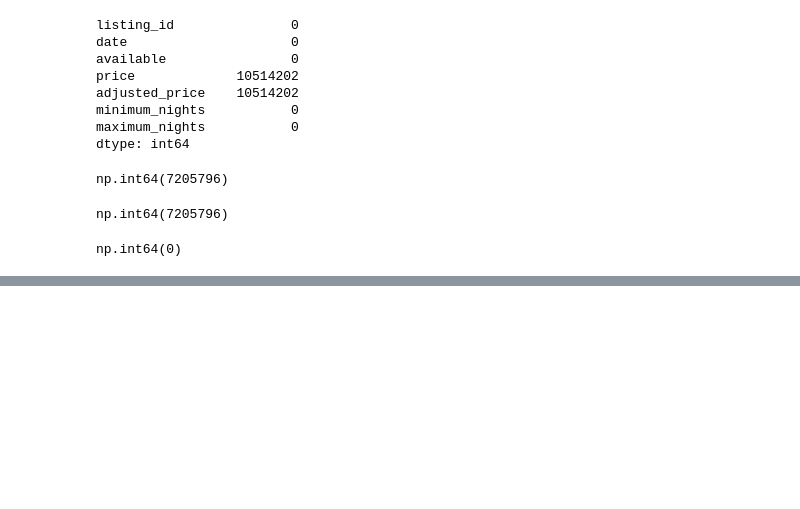
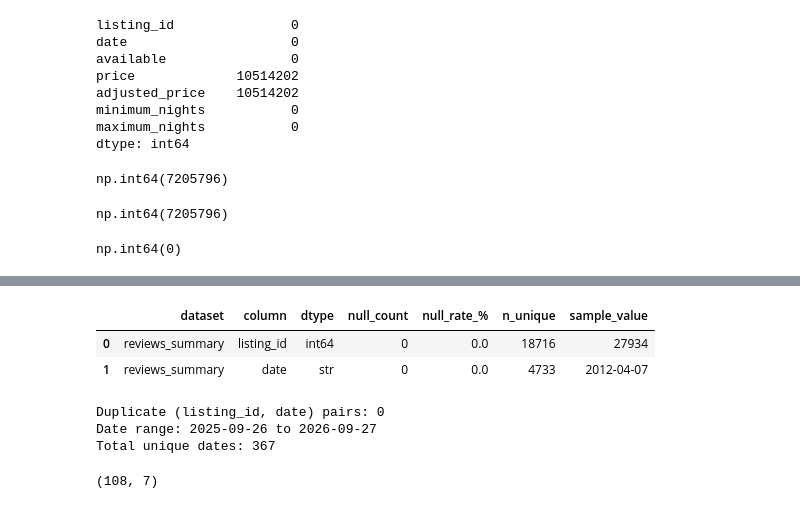
Before and after one commit to AlokaPerera01/airbnb_project, a Jupyter notebook: notebooks/01_dataset_exploration.ipynb, the cells around one changed output, grey strips where cells are left out. Drawn from its saved outputs; the diff is of its cells as text; code cells hidden in the pictures; blank space fills up the shorter version.

```diff
--- a/notebooks/01_dataset_exploration.ipynb
+++ b/notebooks/01_dataset_exploration.ipynb
@@ -354,0 +576,18 @@ np.int64(0)
+# %%
+reviews_summary_profile = profile_dataframe(reviews_summary, "reviews_summary")
+reviews_summary_profile
+# %% [output]
+|  | dataset | column | dtype | null_count | null_rate_% | n_unique | sample_value |
+| 0 | reviews_summary | listing_id | int64 | 0 | 0.0 | 18716 | 27934 |
+| 1 | reviews_summary | date | str | 0 | 0.0 | 4733 | 2012-04-07 |
+# %%
+duplicate_date_pairs = calendar.duplicated(subset=["listing_id", "date"]).sum()
+print(f"Duplicate (listing_id, date) pairs: {duplicate_date_pairs}")
+
+unique_dates = sorted(calendar["date"].unique())
+print(f"Date range: {unique_dates[0]} to {unique_dates[-1]}")
+print(f"Total unique dates: {len(unique_dates)}")
+# %% [output]
+Duplicate (listing_id, date) pairs: 0
+Date range: 2025-09-26 to 2026-09-27
+Total unique dates: 367
@@ -354,0 +601,16 @@ np.int64(0)
+# %%
+#summarising all
+quality_report = pd.concat([
+    listings_profile,
+    calendar_profile,
+    reviews_summary_profile,
+    listings_summary_profile,
+    neighbourhoods_profile,
+], ignore_index=True)
+
+os.makedirs("../reports", exist_ok=True)
+quality_report.to_csv("../reports/data_quality_report.csv", index=False)
+
+quality_report.shape
+# %% [output]
+(108, 7)
```
Also changed, not shown: parts of 20 cells of this notebook.
